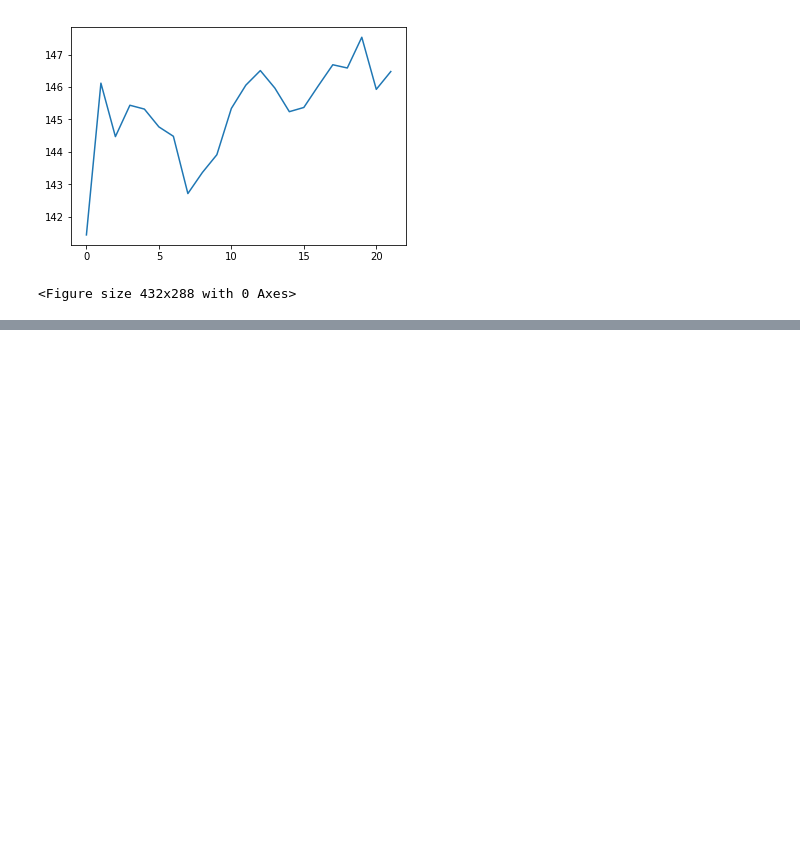
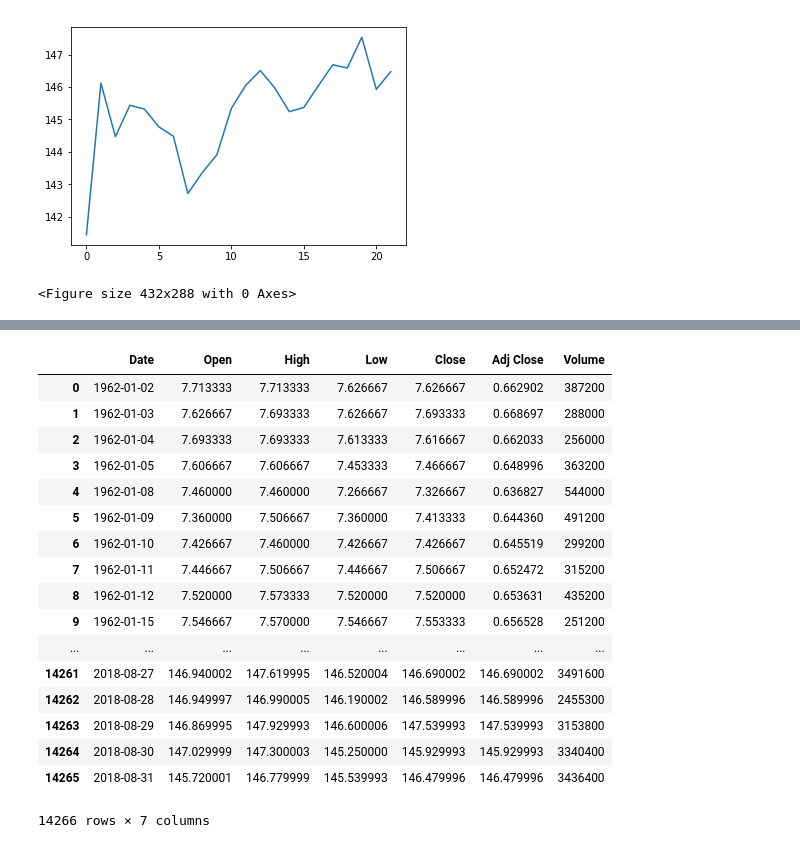
Before and after one commit to Oadegbite/Projects, a Jupyter notebook: UdacityFinacialCourse/TestBox.ipynb, the cells around one changed output, grey strips where cells are left out. Drawn from its saved outputs; the diff is of its cells as text; code cells hidden in the pictures; blank space fills up the shorter version.

```diff
--- a/UdacityFinacialCourse/TestBox.ipynb
+++ b/UdacityFinacialCourse/TestBox.ipynb
@@ -174,0 +280,21 @@ get_plot("GOOG",'Adj Close')
+# %%
+dfIBM
+# %% [output]
+|  | Date | Open | High | Low | Close | Adj Close | Volume |
+| 0 | 1962-01-02 | 7.713333 | 7.713333 | 7.626667 | 7.626667 | 0.662902 | 387200 |
+| 1 | 1962-01-03 | 7.626667 | 7.693333 | 7.626667 | 7.693333 | 0.668697 | 288000 |
+| 2 | 1962-01-04 | 7.693333 | 7.693333 | 7.613333 | 7.616667 | 0.662033 | 256000 |
+| 3 | 1962-01-05 | 7.606667 | 7.606667 | 7.453333 | 7.466667 | 0.648996 | 363200 |
+| 4 | 1962-01-08 | 7.460000 | 7.460000 | 7.266667 | 7.326667 | 0.636827 | 544000 |
+| 5 | 1962-01-09 | 7.360000 | 7.506667 | 7.360000 | 7.413333 | 0.644360 | 491200 |
+| 6 | 1962-01-10 | 7.426667 | 7.460000 | 7.426667 | 7.426667 | 0.645519 | 299200 |
+| 7 | 1962-01-11 | 7.446667 | 7.506667 | 7.446667 | 7.506667 | 0.652472 | 315200 |
+| 8 | 1962-01-12 | 7.520000 | 7.573333 | 7.520000 | 7.520000 | 0.653631 | 435200 |
+| 9 | 1962-01-15 | 7.546667 | 7.570000 | 7.546667 | 7.553333 | 0.656528 | 251200 |
+| ... | ... | ... | ... | ... | ... | ... | ... |
+| 14261 | 2018-08-27 | 146.940002 | 147.619995 | 146.520004 | 146.690002 | 146.690002 | 3491600 |
+| 14262 | 2018-08-28 | 146.949997 | 146.990005 | 146.190002 | 146.589996 | 146.589996 | 2455300 |
+| 14263 | 2018-08-29 | 146.869995 | 147.929993 | 146.600006 | 147.539993 | 147.539993 | 3153800 |
+| 14264 | 2018-08-30 | 147.029999 | 147.300003 | 145.250000 | 145.929993 | 145.929993 | 3340400 |
+| 14265 | 2018-08-31 | 145.720001 | 146.779999 | 145.539993 | 146.479996 | 146.479996 | 3436400 |
+14266 rows × 7 columns
```
Also changed, not shown: parts of 14 cells of this notebook, 14 other files.
